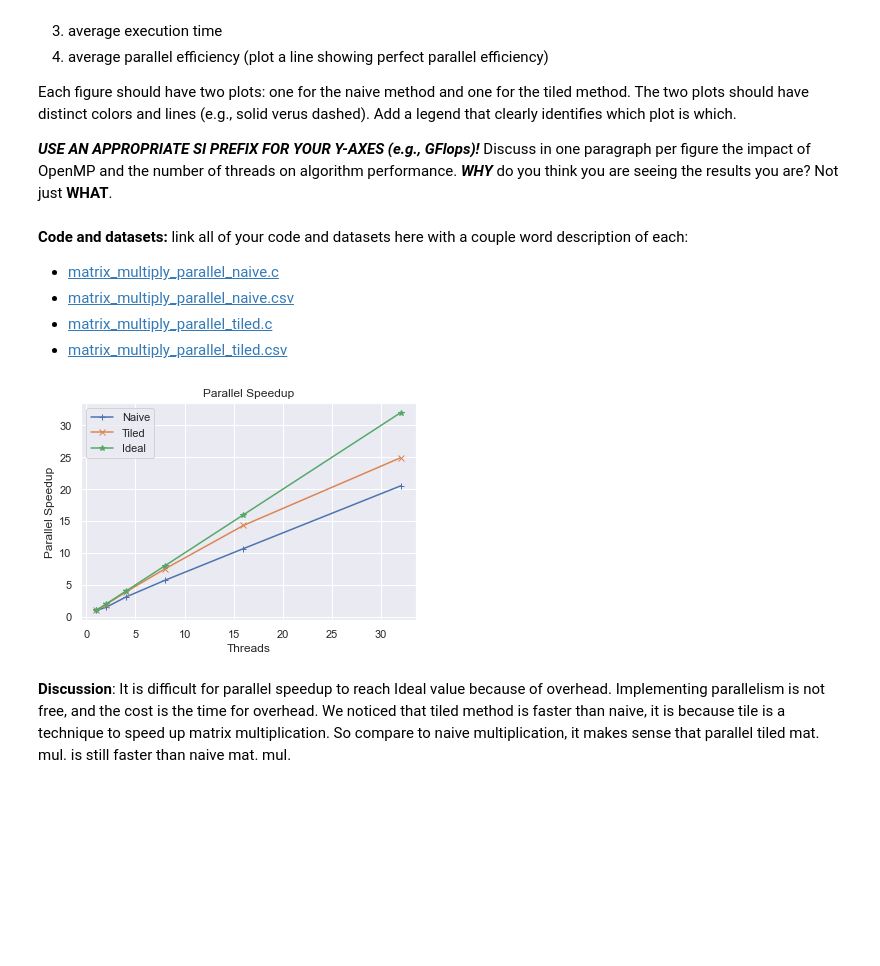
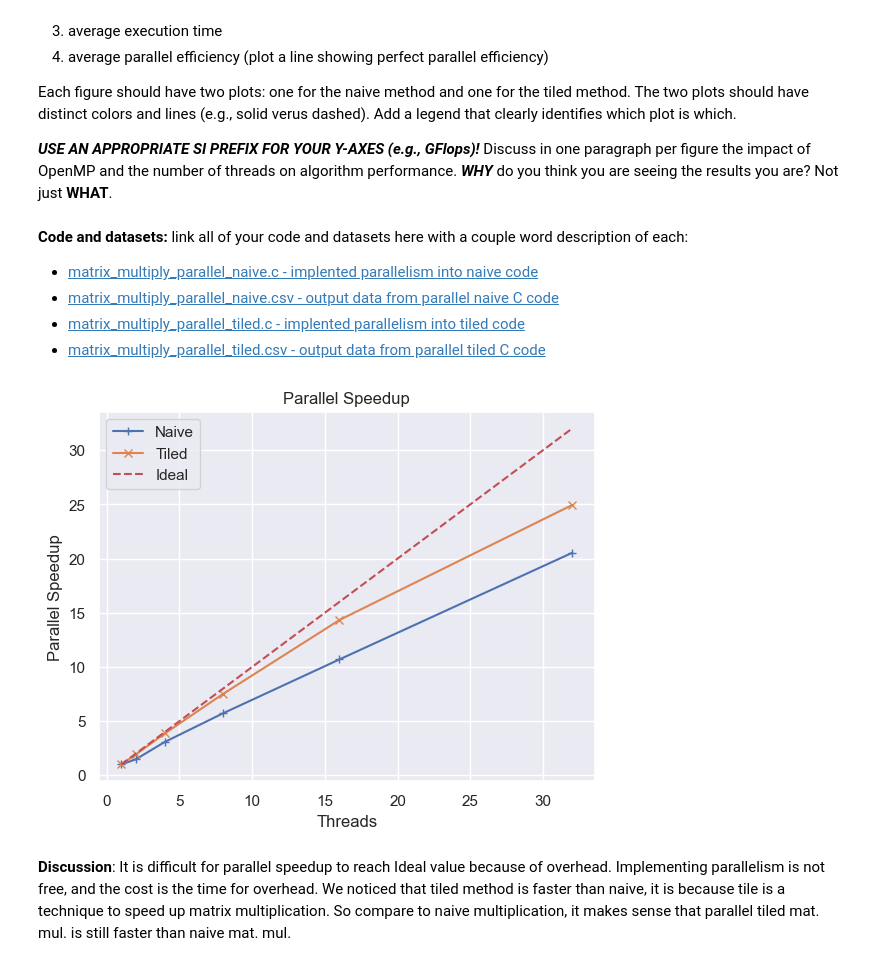
Before and after one commit to awwle6107/eecs569_assignment, a Jupyter notebook: hw2/hw02-submission-groupname.ipynb, the cells around one changed output. Drawn from its saved outputs; the diff is of its cells as text; code cells hidden in the pictures; blank space fills up the shorter version.

```diff
--- a/hw2/hw02-submission-groupname.ipynb
+++ b/hw2/hw02-submission-groupname.ipynb
@@ -215,10 +218,10 @@ Each figure should have two plots: one for the naive method and one for the tile
 ***USE AN APPROPRIATE SI PREFIX FOR YOUR Y-AXES (e.g., GFlops)!*** Discuss in one paragraph per figure the impact of OpenMP and the number of threads on algorithm performance. ***WHY*** do you think you are seeing the results you are? Not just **WHAT**.
 # %% [markdown]
 **Code and datasets:** link all of your code and datasets here with a couple word description of each:
-* [matrix_multiply_parallel_naive.c](matrix_multiply_serial_naive.c)
-* [matrix_multiply_parallel_naive.csv](matrix_multiply_serial_naive.csv)
-* [matrix_multiply_parallel_tiled.c](matrix_multiply_serial_tiled.c)
-* [matrix_multiply_parallel_tiled.csv](matrix_multiply_serial_tiled.csv)
+* [matrix_multiply_parallel_naive.c - implented parallelism into naive code](matrix_multiply_serial_naive.c)
+* [matrix_multiply_parallel_naive.csv - output data from parallel naive C code](matrix_multiply_serial_naive.csv)
+* [matrix_multiply_parallel_tiled.c - implented parallelism into tiled code](matrix_multiply_serial_tiled.c)
+* [matrix_multiply_parallel_tiled.csv - output data from parallel tiled C code](matrix_multiply_serial_tiled.csv)
 # %%
 # plot number of threads versus parallel speedup for naive/tiled
 
@@ -230,35 +233,35 @@ import pandas as pd
 dataFrame_naive = pd.read_csv("matrix_multiply_serial_naive.csv")
 dataFrame_tiled = pd.read_csv("matrix_multiply_serial_tiled.csv")
 
 #group the data by N
 groups = dataFrame_naive.groupby('T',as_index=False)['s']
 groups_tiled = dataFrame_tiled.groupby('T',as_index=False)['s']
 
 #average each group
 averages = groups.mean()
 averages_tiled = groups_tiled.mean()
 #print(averages)
 
 sequential_time = np.array(averages["s"].tolist()[0:1])
 parallel_times = np.array(averages["s"].tolist()[0:6])
 sequential_time_tiled = np.array(averages_tiled["s"].tolist()[0:1])
 parallel_times_tiled = np.array(averages_tiled["s"].tolist()[0:6])
 
 parallel_speedup = sequential_time/parallel_times
 parallel_speedup_tiled = sequential_time_tiled/parallel_times_tiled
 threads = [1, 2, 4, 8, 16, 32]
 
 #plot
 plt.plot(threads,parallel_speedup, marker='+', label = "Naive")
 plt.plot(threads,parallel_speedup_tiled, marker='x', label = "Tiled")
-plt.plot(threads,threads, marker='*', label = "Ideal")
+plt.plot(threads,threads, 'r--', label = "Ideal")
 plt.xlabel('Threads')
 plt.ylabel('Parallel Speedup')
 plt.legend()
 plt.title("Parallel Speedup")
 plt.show()
 # %% [output]
-[figure, old version]
+[figure, new version]
 # %% [markdown]
 **Discussion**:
 It is difficult for parallel speedup to reach Ideal value because of overhead. Implementing parallelism is not free, and the cost is the time for overhead. We noticed that tiled method is faster than naive, it is because tile is a technique to speed up matrix multiplication. So compare to naive multiplication, it makes sense that parallel tiled mat. mul. is still faster than naive mat. mul.
```
Also changed, not shown: parts of 17 cells of this notebook, 8 other files.
